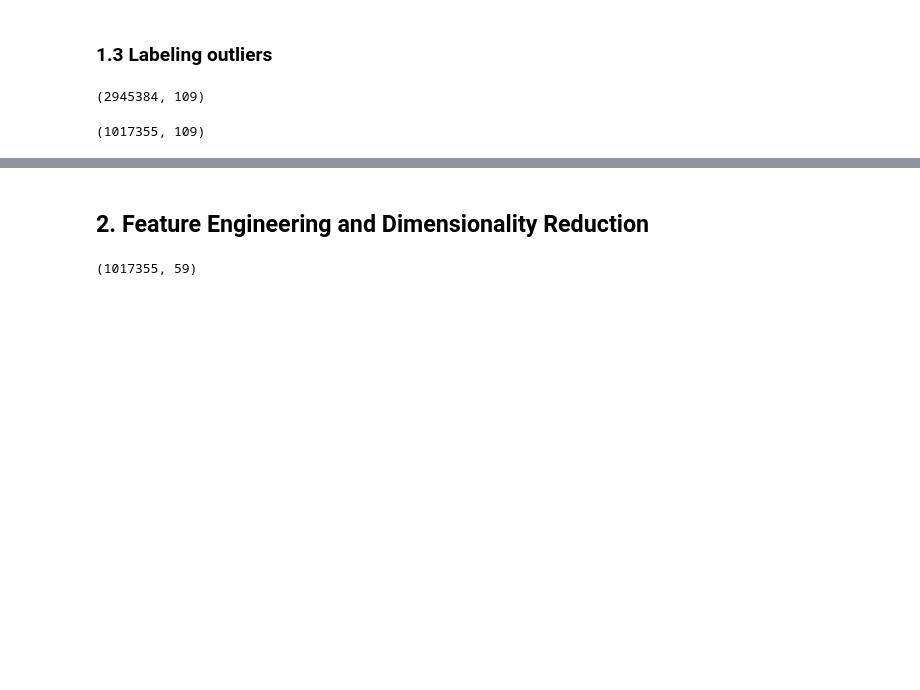
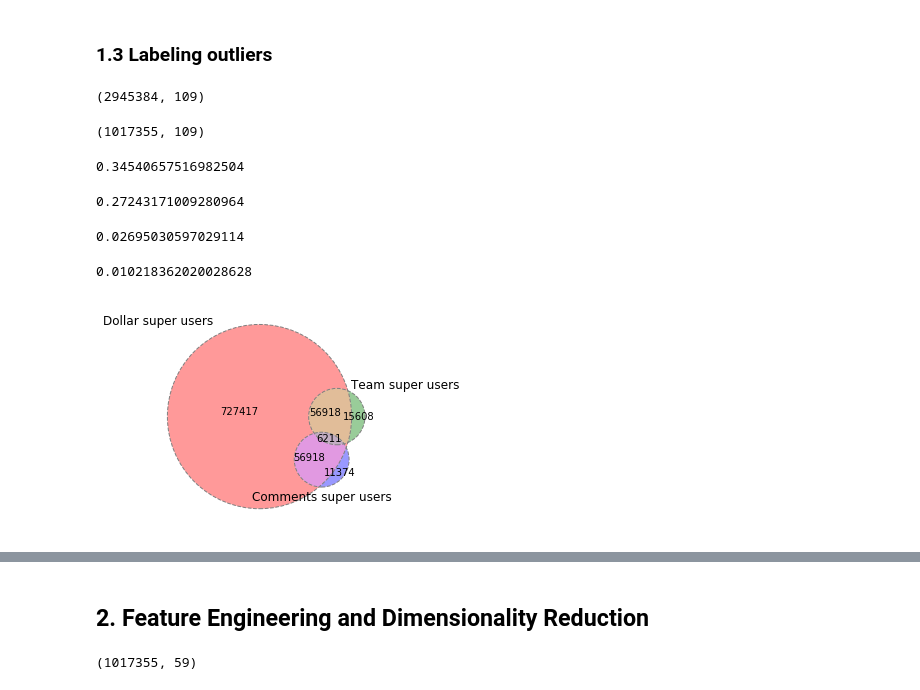
Before and after one commit to liyouzhang/Lender_Segmentations_Kiva, a Jupyter notebook: normal_drop_both_Kmeans.ipynb, the cells around one changed output, grey strips where cells are left out. Saved outputs shown, nothing was run; the diff lists cells and outputs as text; code cells hidden in the pictures; blank space fills up the shorter version.

```diff
--- a/normal_drop_both_Kmeans.ipynb
+++ b/normal_drop_both_Kmeans.ipynb
@@ -56,3 +54,23 @@ normal = df[~df['dollar_outliers?']][~df['team_outliers?']][~df['comments_outlie
 normal.shape
 # %% [output]
 (1017355, 109)
+# %%
+normal.shape[0]/df.shape[0]
+# %% [output]
+0.34540657516982504
+# %%
+df['dollar_outliers?'].sum()/df.shape[0]
+# %% [output]
+0.27243171009280964
+# %%
+df['team_outliers?'].sum()/df.shape[0]
+# %% [output]
+0.02695030597029114
+# %%
+df['comments_outliers?'].sum()/df.shape[0]
+# %% [output]
+0.010218362020028628
+# %%
+plot_venn_3(802416,79379,30097,63129,18081,6853,6211,a_label="Dollar super users",b_label="Team super users",c_label="Comments super users")
+# %% [output]
+[figure, added]
```
Also changed, not shown: parts of 21 cells of this notebook, 3 other files.
